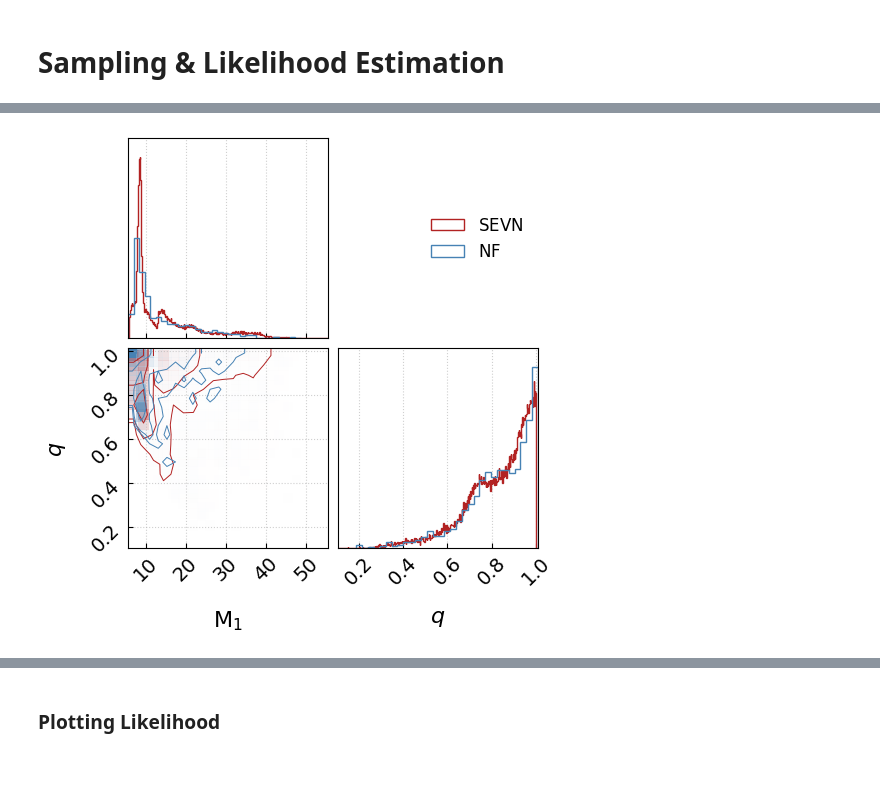
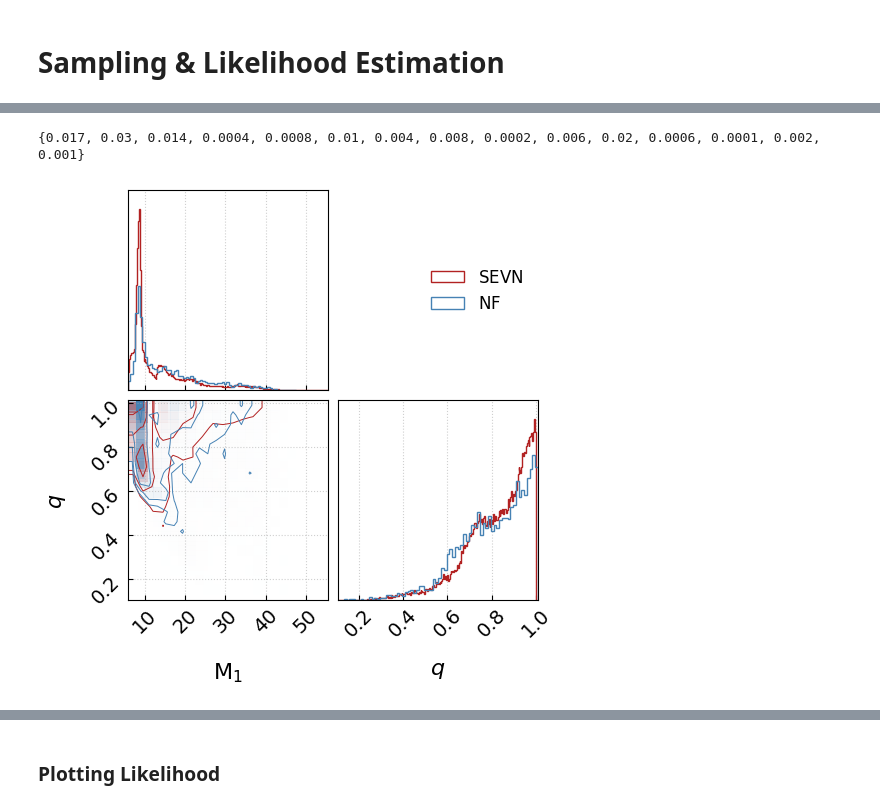
Before and after one commit to AidinMomtaz/Black-Holes-Population-Studies, a Jupyter notebook: notebooks/sampling.ipynb, the cells around one changed output, grey strips where cells are left out. Cells and saved outputs as stored; diff of their text form; code cells hidden in the pictures; blank space fills up the shorter version.

Commit message:
filtered data

```diff
--- a/notebooks/sampling.ipynb
+++ b/notebooks/sampling.ipynb
@@ -42,23 +25,36 @@ tensor([[-8.1024],
 # %%
 import numpy as np
 from corner import corner
 import matplotlib.pyplot as plt
 from figaro import plot_settings
 from figaro.transform import transform_from_probit, transform_to_probit
 
-samples_nf = transform_from_probit(np.array(df_NF[['Mass_0','q']]), np.array([[0,100],[0,1.01]]))
+aa = 3.
+zz = 1e-4
+
+df_NF = sample_run(r"D:\Black-Holes-Population-Studies\tuning\test\blocks_20_hidden_128_A_relu_N_1500.json", hyperparams = [zz, aa], n_samples = 5000)
+f_name='BHBHm.pq'
+df=pd.read_parquet(r"D:\Black-Holes-Population-Studies\notebooks\BHBHm.pq")
+#df=pd.read_parquet(r"D:\Black-Holes-Population-Studies\notebooks\mock_data.pq")
+
+samples_nf = np.array(df_NF[['Mass_0','q']])
+
 samples_nf = samples_nf[np.isfinite(samples_nf[:,1])]
-samples_sevn = np.array(df[['Mass_0','q']])
+#samples_sevn with alpha = 0.5 and Z = 0.02
 
+#df = df[df['Z'] == zz]
+samples_sevn = np.array(df[['Mass_0','q']][df['alpha'] == aa])
+samples_sevn_alpha_Z = np.array(df[['Mass_0','q','Z','alpha']])
+print(set(samples_sevn_alpha_Z[:,2]))
 #idx = (samples_nf[:,0]>0) & (samples_nf[:,1]>0) & (samples_nf[:,0]<100) & (samples_nf[:,1]<1.3)
 #print(len(idx)-np.sum(idx))
 #samples_nf = samples_nf[idx]
-
 fig = corner(samples_sevn, color = 'firebrick', hist_kwargs={'density':True, 'label': '$\\mathrm{SEVN}$'}, hist_bin_factor=int(np.sqrt(len(samples_sevn)))/20, labels = ['$\\mathrm{M}_1$', '$q$'], plot_density = True, no_fill_contours = True, plot_datapoints = False)
 fig = corner(samples_nf, color = 'steelblue', hist_kwargs={'density':True, 'label': '$\\mathrm{NF}$'}, hist_bin_factor=int(np.sqrt(len(samples_nf)))/20, labels = ['$\\mathrm{M}_1$', '$q$'], plot_density = True, no_fill_contours = True, plot_datapoints = False, fig = fig)
 fig.axes[1].legend(loc = 5, *fig.axes[0].get_legend_handles_labels())
 
 fig.savefig('M1_q_300.pdf', bbox_inches='tight')
 plt.show()
 # %% [output]
+{0.017, 0.03, 0.014, 0.0004, 0.0008, 0.01, 0.004, 0.008, 0.0002, 0.006, 0.02, 0.0006, 0.0001, 0.002, 0.001}
-[figure, old version]
+[figure, new version]
```
Also changed, not shown: parts of 12 cells of this notebook, 32 other files.
